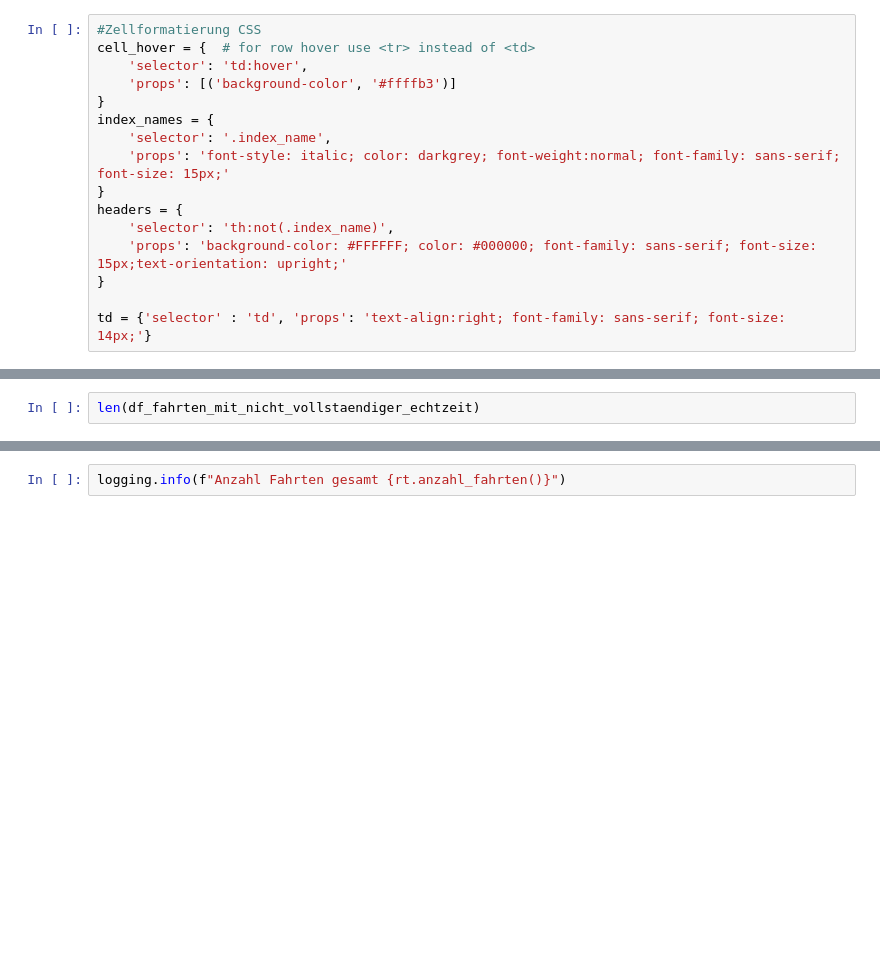
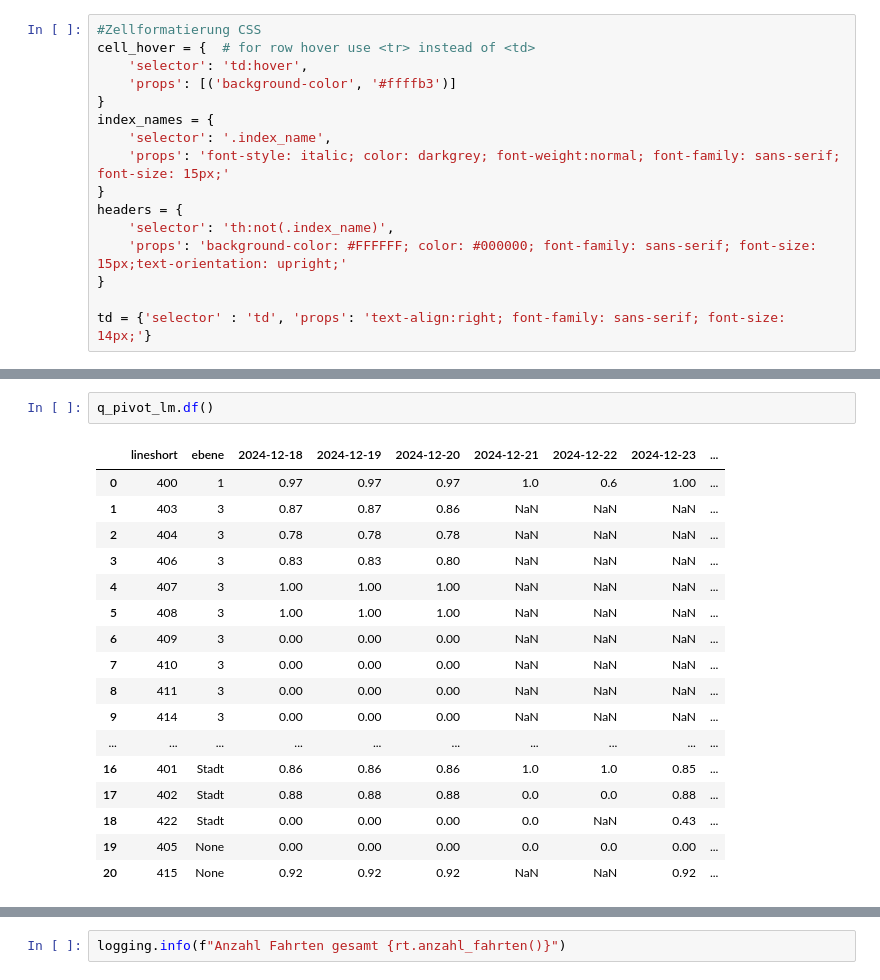
Before and after one commit to zvbn-code/rt2, a Jupyter notebook: rt_auswertung_parquet.ipynb, the cells around one changed output, grey strips where cells are left out. Cells and saved outputs as stored; diff of their text form; blank space fills up the shorter version.

```diff
--- a/rt_auswertung_parquet.ipynb
+++ b/rt_auswertung_parquet.ipynb
@@ -484,2 +642,20 @@ for b in list_buendel:
-# %%
-len(df_fahrten_mit_nicht_vollstaendiger_echtzeit)
+# %%
+q_pivot_lm.df()
+# %% [output]
+|  | lineshort | ebene | 2024-12-18 | 2024-12-19 | 2024-12-20 | 2024-12-21 | 2024-12-22 | 2024-12-23 | ... |
+| 0 | 400 | 1 | 0.97 | 0.97 | 0.97 | 1.0 | 0.6 | 1.00 | ... |
+| 1 | 403 | 3 | 0.87 | 0.87 | 0.86 | NaN | NaN | NaN | ... |
+| 2 | 404 | 3 | 0.78 | 0.78 | 0.78 | NaN | NaN | NaN | ... |
+| 3 | 406 | 3 | 0.83 | 0.83 | 0.80 | NaN | NaN | NaN | ... |
+| 4 | 407 | 3 | 1.00 | 1.00 | 1.00 | NaN | NaN | NaN | ... |
+| 5 | 408 | 3 | 1.00 | 1.00 | 1.00 | NaN | NaN | NaN | ... |
+| 6 | 409 | 3 | 0.00 | 0.00 | 0.00 | NaN | NaN | NaN | ... |
+| 7 | 410 | 3 | 0.00 | 0.00 | 0.00 | NaN | NaN | NaN | ... |
+| 8 | 411 | 3 | 0.00 | 0.00 | 0.00 | NaN | NaN | NaN | ... |
+| 9 | 414 | 3 | 0.00 | 0.00 | 0.00 | NaN | NaN | NaN | ... |
+| ... | ... | ... | ... | ... | ... | ... | ... | ... | ... |
+| 16 | 401 | Stadt | 0.86 | 0.86 | 0.86 | 1.0 | 1.0 | 0.85 | ... |
+| 17 | 402 | Stadt | 0.88 | 0.88 | 0.88 | 0.0 | 0.0 | 0.88 | ... |
+| 18 | 422 | Stadt | 0.00 | 0.00 | 0.00 | 0.0 | NaN | 0.43 | ... |
+| 19 | 405 | None | 0.00 | 0.00 | 0.00 | 0.0 | 0.0 | 0.00 | ... |
+| 20 | 415 | None | 0.92 | 0.92 | 0.92 | NaN | NaN | 0.92 | ... |
```
Also changed, not shown: parts of 44 cells of this notebook, 1 other file.
